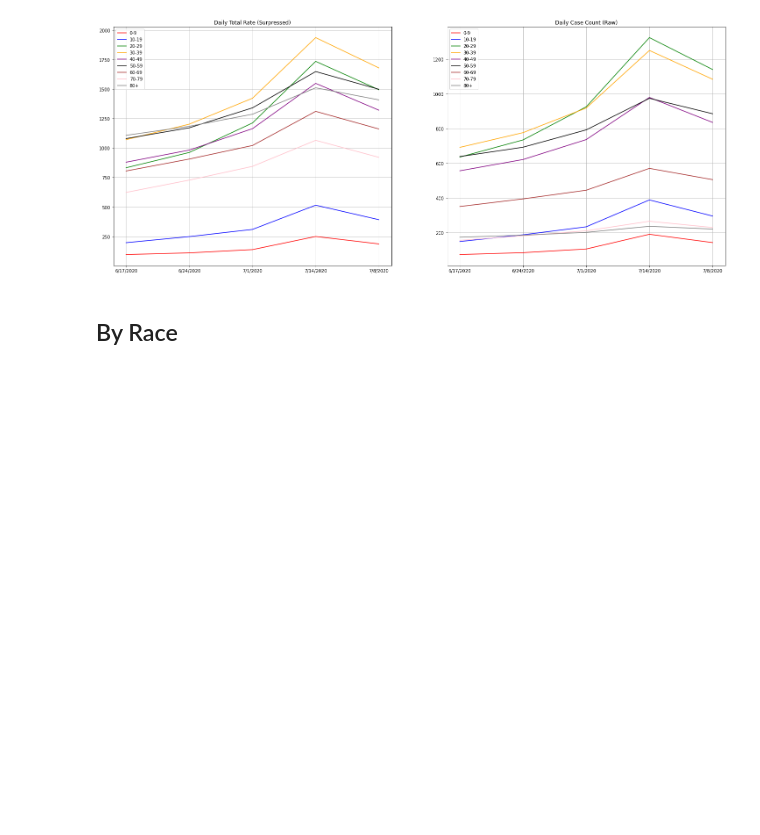
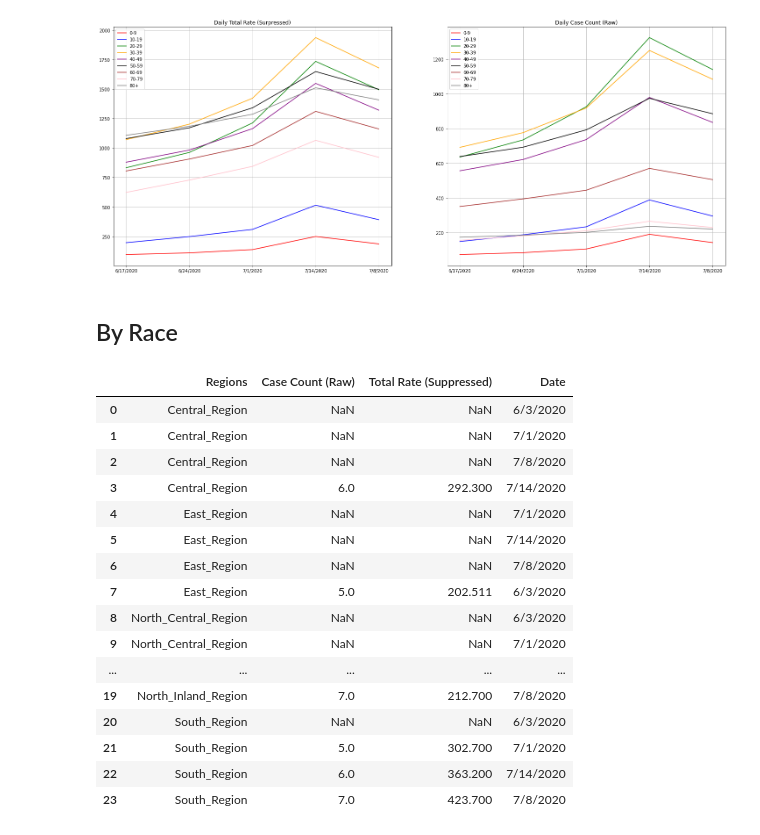
Before and after one commit to kazi0302/COVID-19-Modeling-and-Parameter-Fitting, a Jupyter notebook: Data/Data_Cleaning.ipynb, the cells around one changed output. Drawn from its saved outputs; the diff is of its cells as text; code cells hidden in the pictures; blank space fills up the shorter version.

```diff
--- a/Data/Data_Cleaning.ipynb
+++ b/Data/Data_Cleaning.ipynb
@@ -436,0 +435,34 @@ Text(0.5, 1.0, 'Daily Case Count (Raw)')
+# %%
+asian = pd.read_csv('/Users/kazi0302/Desktop/SDSU/MSCSDS/COVID-19-Modeling-and-Parameter-Fitting/Data/Data-Processed-Race/Asian/all-Asian.csv', header = None)
+asian_pacific = pd.read_csv('/Users/kazi0302/Desktop/SDSU/MSCSDS/COVID-19-Modeling-and-Parameter-Fitting/Data/Data-Processed-Race/API/all-API.csv', header = None)
+african_american = pd.read_csv('/Users/kazi0302/Desktop/SDSU/MSCSDS/COVID-19-Modeling-and-Parameter-Fitting/Data/Data-Processed-Race/Black/all-Black.csv', header = None)
+hispanic = pd.read_csv('/Users/kazi0302/Desktop/SDSU/MSCSDS/COVID-19-Modeling-and-Parameter-Fitting/Data/Data-Processed-Race/Hispanic/all-Hispanic.csv', header = None)
+mixed = pd.read_csv('/Users/kazi0302/Desktop/SDSU/MSCSDS/COVID-19-Modeling-and-Parameter-Fitting/Data/Data-Processed-Race/Multiple/all-Multiple.csv', header = None)
+white = pd.read_csv('/Users/kazi0302/Desktop/SDSU/MSCSDS/COVID-19-Modeling-and-Parameter-Fitting/Data/Data-Processed-Race/White/all-White.csv', header = None)
+# %%
+asian.columns = ['Regions', 'Case Count (Raw)', 'Total Rate (Suppressed)', 'Date']
+asian_pacific.columns = ['Regions', 'Case Count (Raw)', 'Total Rate (Suppressed)', 'Date']
+african_american.columns = ['Regions', 'Case Count (Raw)', 'Total Rate (Suppressed)', 'Date']
+hispanic.columns = ['Regions', 'Case Count (Raw)', 'Total Rate (Suppressed)', 'Date']
+mixed.columns = ['Regions', 'Case Count (Raw)', 'Total Rate (Suppressed)', 'Date']
+white.columns = ['Regions', 'Case Count (Raw)', 'Total Rate (Suppressed)', 'Date']
+# %%
+asian
+# %% [output]
+|  | Regions | Case Count (Raw) | Total Rate (Suppressed) | Date |
+| 0 | Central_Region | NaN | NaN | 6/3/2020 |
+| 1 | Central_Region | NaN | NaN | 7/1/2020 |
+| 2 | Central_Region | NaN | NaN | 7/8/2020 |
+| 3 | Central_Region | 6.0 | 292.300 | 7/14/2020 |
+| 4 | East_Region | NaN | NaN | 7/1/2020 |
+| 5 | East_Region | NaN | NaN | 7/14/2020 |
+| 6 | East_Region | NaN | NaN | 7/8/2020 |
+| 7 | East_Region | 5.0 | 202.511 | 6/3/2020 |
+| 8 | North_Central_Region | NaN | NaN | 6/3/2020 |
+| 9 | North_Central_Region | NaN | NaN | 7/1/2020 |
+| ... | ... | ... | ... | ... |
+| 19 | North_Inland_Region | 7.0 | 212.700 | 7/8/2020 |
+| 20 | South_Region | NaN | NaN | 6/3/2020 |
+| 21 | South_Region | 5.0 | 302.700 | 7/1/2020 |
+| 22 | South_Region | 6.0 | 363.200 | 7/14/2020 |
+| 23 | South_Region | 7.0 | 423.700 | 7/8/2020 |
```
Also changed, not shown: parts of 2 cells of this notebook.
